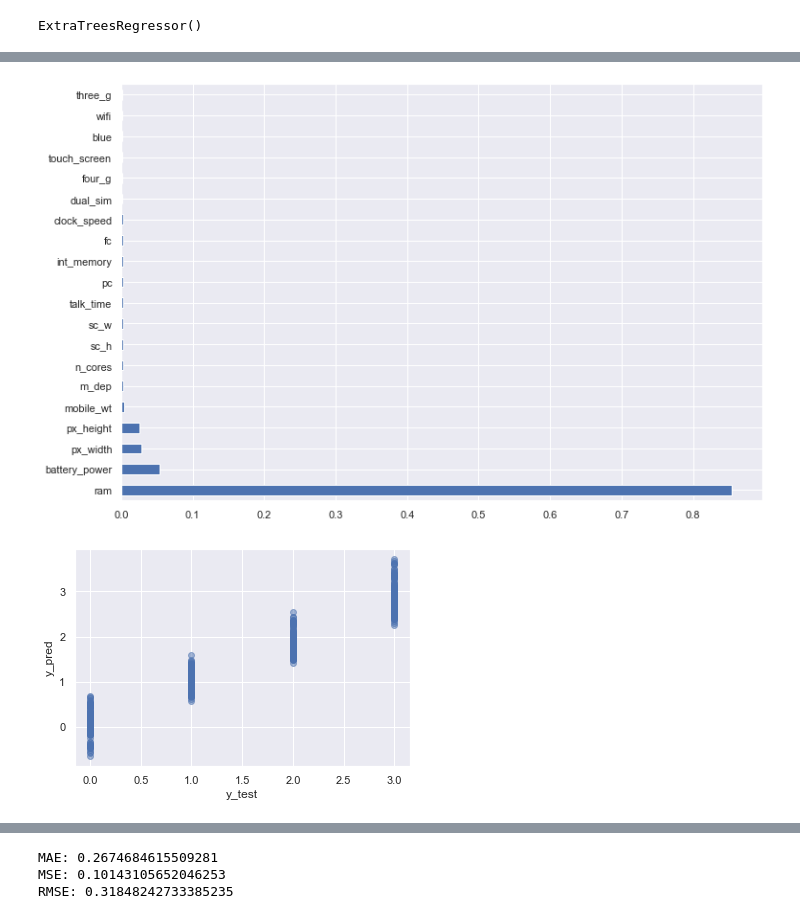
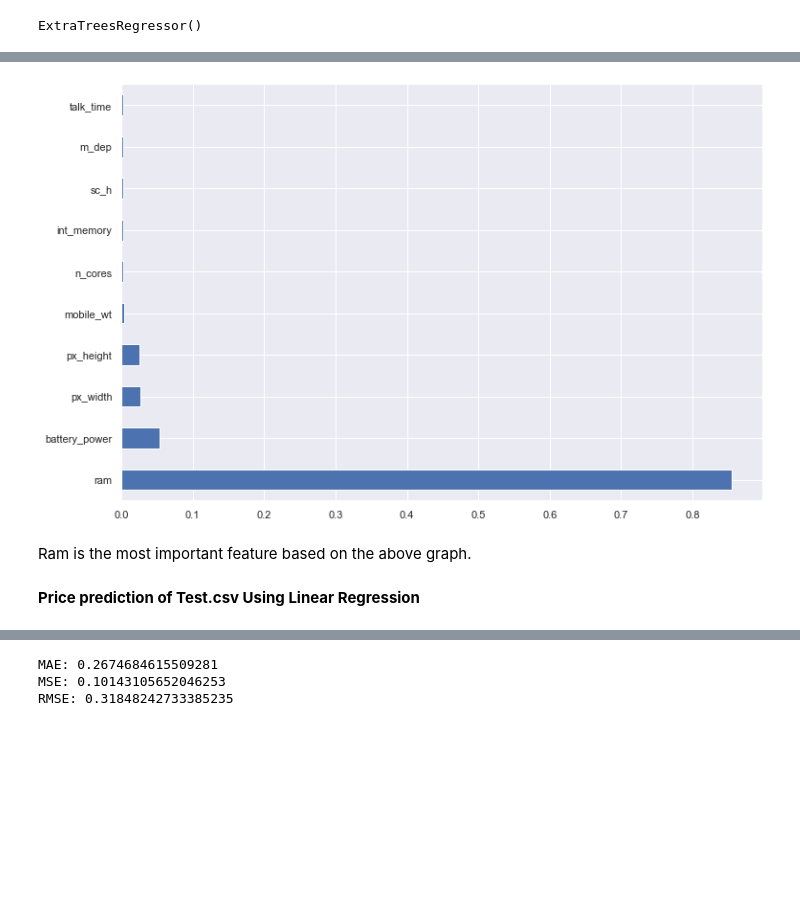
Before and after one commit to ingadanek/Price-Prediction, a Jupyter notebook: Untitled.ipynb, the cells around one changed output, grey strips where cells are left out. Cells and saved outputs as stored; diff of their text form; code cells hidden in the pictures; blank space fills up the shorter version.

```diff
--- a/Untitled.ipynb
+++ b/Untitled.ipynb
@@ -183,11 +179,14 @@ print(selection.feature_importances_)
 # %%
-
-#plot graph of feature importances for better visualization
+# graph for better visualization
 
 plt.figure(figsize = (12,8))
 feat_importances = pd.Series(selection.feature_importances_, index=X.columns)
-feat_importances.nlargest(20).plot(kind='barh')
+feat_importances.nlargest(10).plot(kind='barh')
 plt.show()
 # %% [output]
-[figure, old version]
+[figure, new version]
+# %% [markdown]
+Ram is the most important feature based on the above graph.
+# %% [markdown]
+<b>Price prediction of Test.csv Using Linear Regression<b>
 # %%
@@ -196,9 +193 @@ plt.show()
 y_pred=linear_model.predict(X_test)
-# %%
-
-plt.scatter(y_test, y_pred, alpha = 0.5)
-plt.xlabel("y_test")
-plt.ylabel("y_pred")
-plt.show()
-# %% [output]
-[figure, removed]
```
Also changed, not shown: parts of 37 cells of this notebook.
